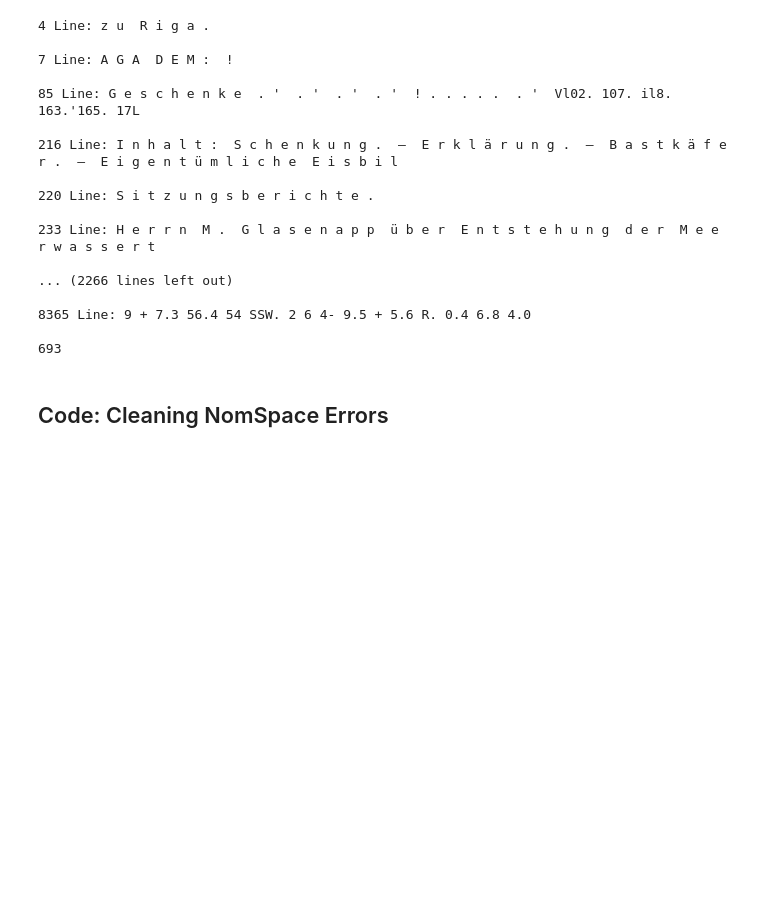
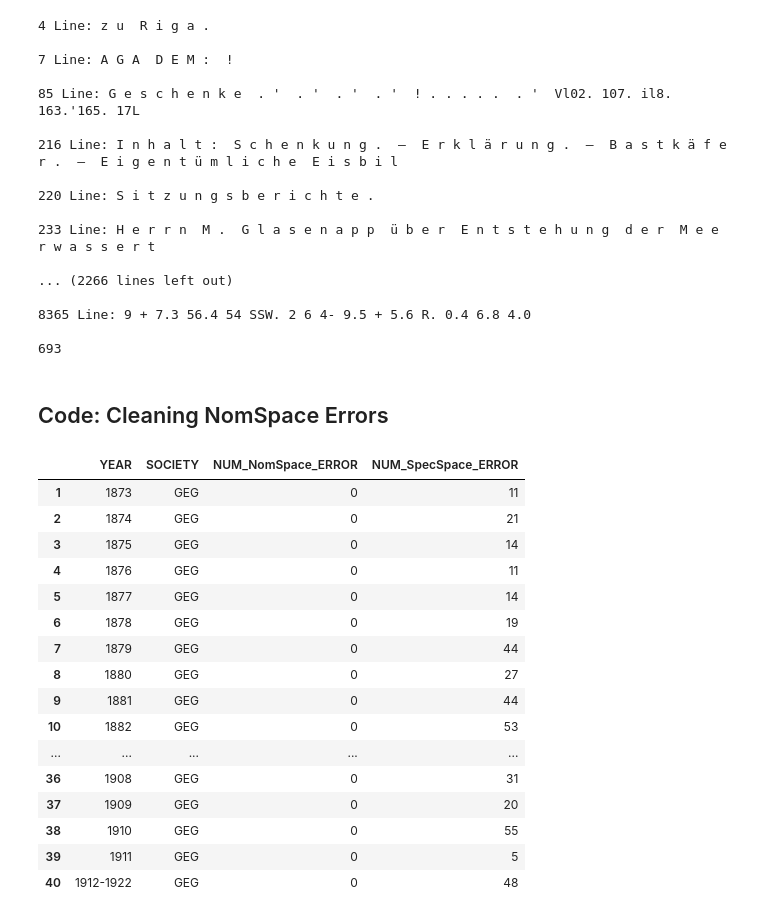
Before and after one commit to LeimLarissa/Baltic-German-Intelligentsia, a Jupyter notebook: G1T1CleaningOCRErrors.ipynb, the cells around one changed output. Cells and saved outputs as stored; diff of their text form; code cells hidden in the pictures; blank space fills up the shorter version.

```diff
--- a/G1T1CleaningOCRErrors.ipynb
+++ b/G1T1CleaningOCRErrors.ipynb
@@ -390,0 +438,61 @@ df_NVR.to_csv(filepath)
+# %%
+#I use the same code as before but now with a new directory file only including the newly generated .txt files
+#I generate the new directory with the git bash command: ls *New.txt > GEGNewDirectory.txt
+
+
+df_GEG = pd.DataFrame()
+df_GEG = pd.DataFrame(index = [len(df_GEG.values)],
+                  columns = ['YEAR', 'SOCIETY', 'NUM_NomSpace_ERROR', 'NUM_SpecSpace_ERROR'])
+
+#df_GEG
+
+
+
+
+ov_md = []
+
+with open("Sources/GEG/GEGNewDirectory.txt", "r") as fp:
+    ov_files = fp.readlines()
+
+
+    for line in ov_files:
+        md = line.split('_')
+        ov_md.append(md)
+
+#print(ov_md)
+
+
+
+
+i = 0
+for e in ov_md:
+    year = ov_md[i][0]
+    society = ov_md[i][1]
+    sourcedir = 'Sources/' + society + '/' + year + '_' + society + '_New.txt'
+
+    new_row_df = pd.DataFrame(add_Space_E_Stats(year, society, sourcedir),
+                          index = [len(df_GEG.values)],
+                          columns = ['YEAR', 'SOCIETY', 'NUM_NomSpace_ERROR', 'NUM_SpecSpace_ERROR'])
+    df_GEG = pd.concat([df_GEG, new_row_df])
+    i += 1
+
+df_GEG = df_GEG.drop([0])
+df_GEG
+# %% [output]
+|  | YEAR | SOCIETY | NUM_NomSpace_ERROR | NUM_SpecSpace_ERROR |
+| 1 | 1873 | GEG | 0 | 11 |
+| 2 | 1874 | GEG | 0 | 21 |
+| 3 | 1875 | GEG | 0 | 14 |
+| 4 | 1876 | GEG | 0 | 11 |
+| 5 | 1877 | GEG | 0 | 14 |
+| 6 | 1878 | GEG | 0 | 19 |
+| 7 | 1879 | GEG | 0 | 44 |
+| 8 | 1880 | GEG | 0 | 27 |
+| 9 | 1881 | GEG | 0 | 44 |
+| 10 | 1882 | GEG | 0 | 53 |
+| ... | ... | ... | ... | ... |
+| 36 | 1908 | GEG | 0 | 31 |
+| 37 | 1909 | GEG | 0 | 20 |
+| 38 | 1910 | GEG | 0 | 55 |
+| 39 | 1911 | GEG | 0 | 5 |
+| 40 | 1912-1922 | GEG | 0 | 48 |
```
Also changed, not shown: parts of 3 cells of this notebook, 42 other files.
